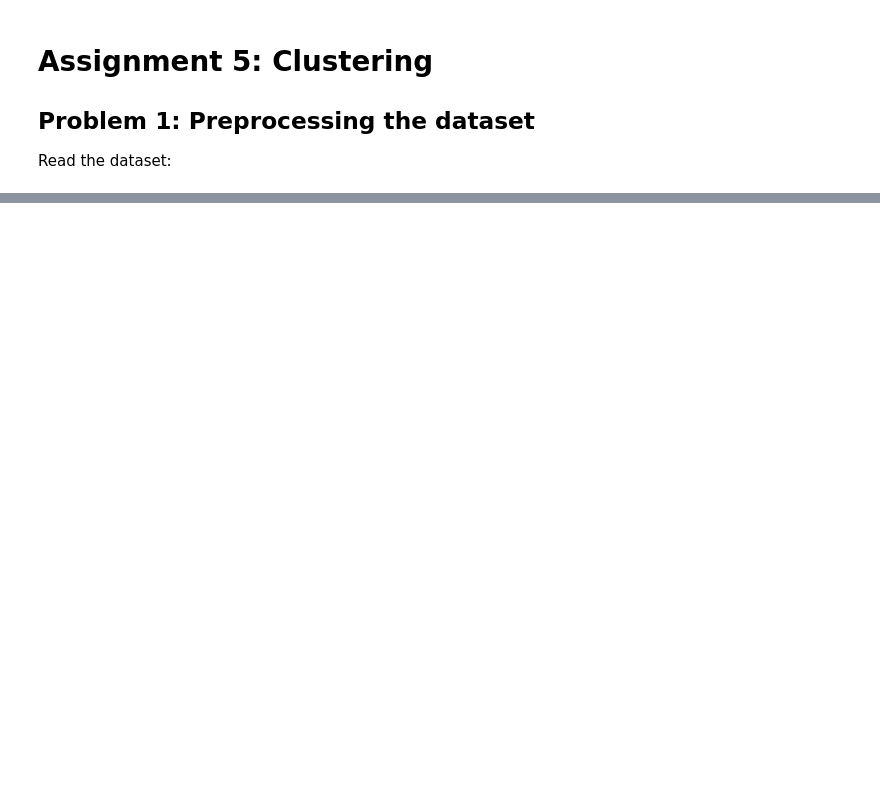
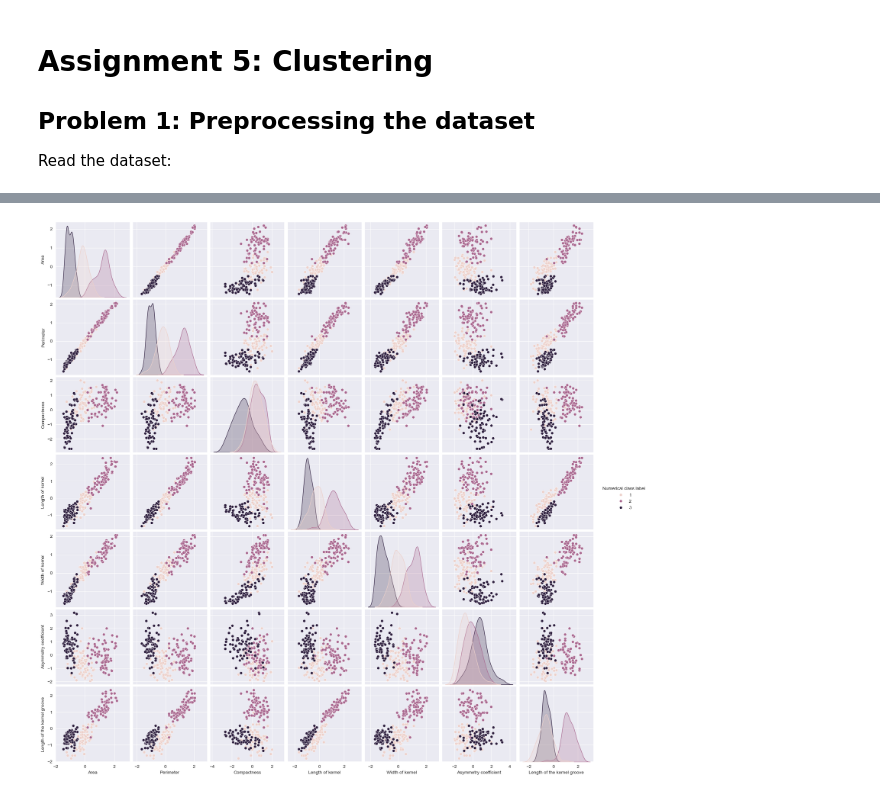
Before and after one commit to GiacomoGuidotto/DAT565, a Jupyter notebook: assignment-5/notebook-5.ipynb, the cells around one changed output, grey strips where cells are left out. Cells and saved outputs as stored; diff of their text form; code cells hidden in the pictures; blank space fills up the shorter version.

```diff
--- a/assignment-5/notebook-5.ipynb
+++ b/assignment-5/notebook-5.ipynb
@@ -18,0 +90,8 @@ data.head()
+# %%
+import seaborn as sns
+
+sns.pairplot(scaled_df,
+             hue="Numerical class label")
+plt.savefig("figures/features_pairplot.png")
+# %% [output]
+[figure, added]
```
Also changed, not shown: parts of 10 cells of this notebook, 5 other files.
